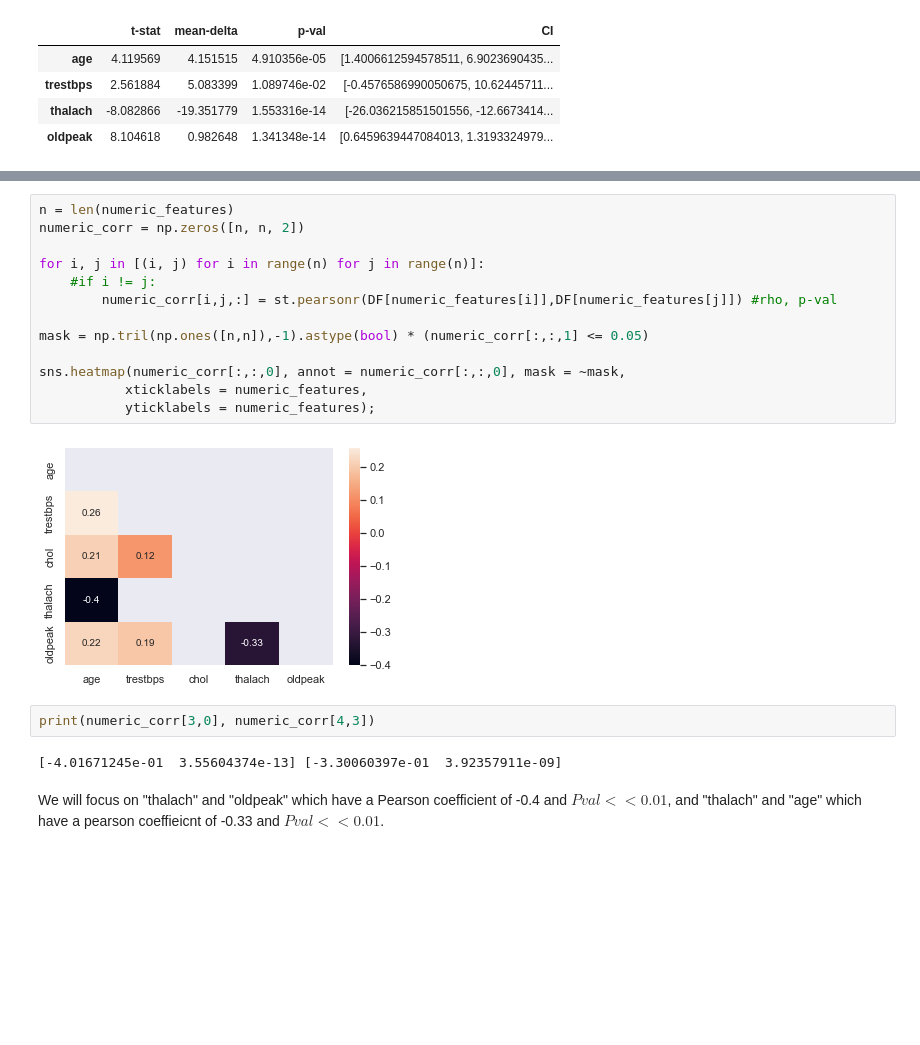
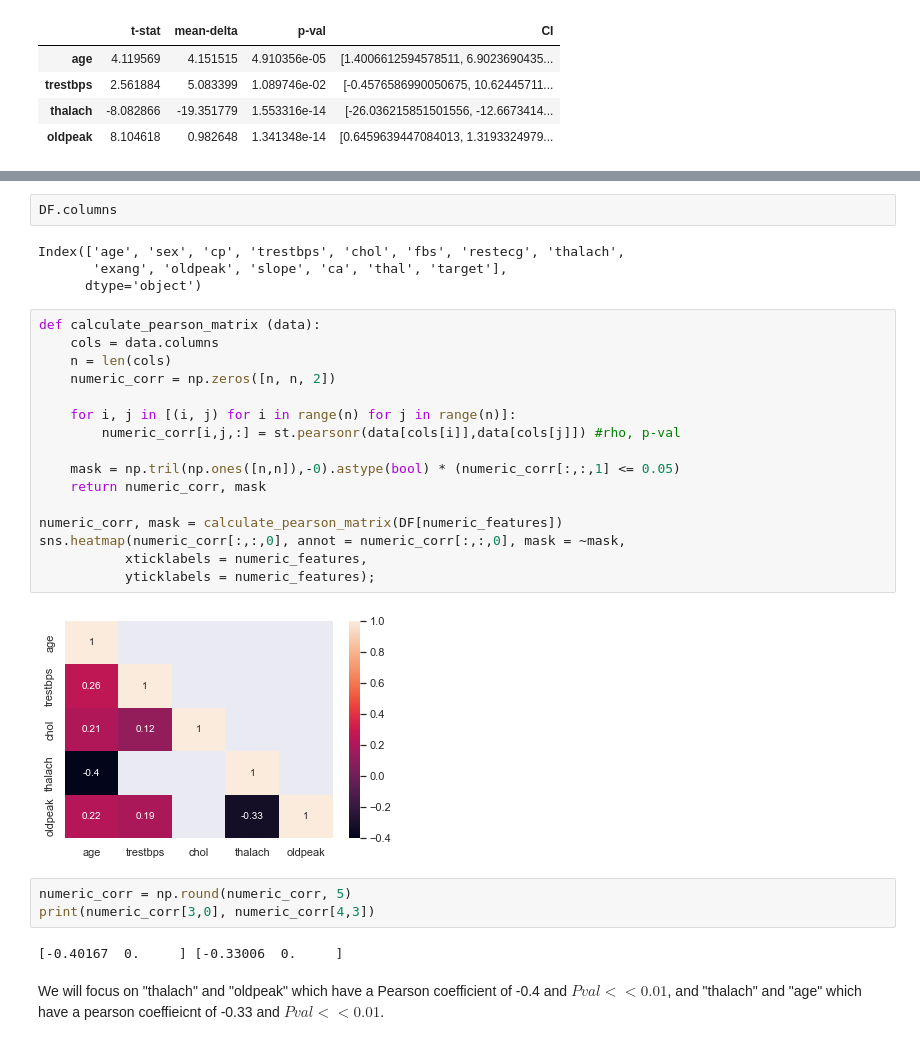
Before and after one commit to barboym/hw_statistics_runi, a Jupyter notebook: HW3/HW3.ipynb, the cells around one changed output, grey strips where cells are left out. Drawn from its saved outputs; the diff is of its cells as text; blank space fills up the shorter version.

```diff
--- a/HW3/HW3.ipynb
+++ b/HW3/HW3.ipynb
@@ -412,22 +428,32 @@ We begin by calcaulting the pearson correlation between numerical features along
+# %%
+DF.columns
+# %% [output]
+Index(['age', 'sex', 'cp', 'trestbps', 'chol', 'fbs', 'restecg', 'thalach',
+       'exang', 'oldpeak', 'slope', 'ca', 'thal', 'target'],
+      dtype='object')
 # %%
-n = len(numeric_features)
-numeric_corr = np.zeros([n, n, 2])
+def calculate_pearson_matrix (data):
+    cols = data.columns
+    n = len(cols)
+    numeric_corr = np.zeros([n, n, 2])
 
-for i, j in [(i, j) for i in range(n) for j in range(n)]:
-    #if i != j:
-        numeric_corr[i,j,:] = st.pearsonr(DF[numeric_features[i]],DF[numeric_features[j]]) #rho, p-val
+    for i, j in [(i, j) for i in range(n) for j in range(n)]:
+        numeric_corr[i,j,:] = st.pearsonr(data[cols[i]],data[cols[j]]) #rho, p-val
 
-mask = np.tril(np.ones([n,n]),-1).astype(bool) * (numeric_corr[:,:,1] <= 0.05)
+    mask = np.tril(np.ones([n,n]),-0).astype(bool) * (numeric_corr[:,:,1] <= 0.05)
+    return numeric_corr, mask
 
+numeric_corr, mask = calculate_pearson_matrix(DF[numeric_features])
 sns.heatmap(numeric_corr[:,:,0], annot = numeric_corr[:,:,0], mask = ~mask,
            xticklabels = numeric_features,
            yticklabels = numeric_features);
 # %% [output]
-[figure, old version]
+[figure, new version]
 # %%
+numeric_corr = np.round(numeric_corr, 5)
 print(numeric_corr[3,0], numeric_corr[4,3])
 # %% [output]
-[-4.01671245e-01  3.55604374e-13] [-3.30060397e-01  3.92357911e-09]
+[-0.40167  0.     ] [-0.33006  0.     ]
 # %% [markdown]
 We will focus on "thalach" and "oldpeak" which have a Pearson coefficient of -0.4 and $Pval<<0.01$, and "thalach" and "age" which have a pearson coeffieicnt of -0.33 and $Pval<<0.01$.
 # %% [markdown]
```
Also changed, not shown: parts of 13 cells of this notebook.
